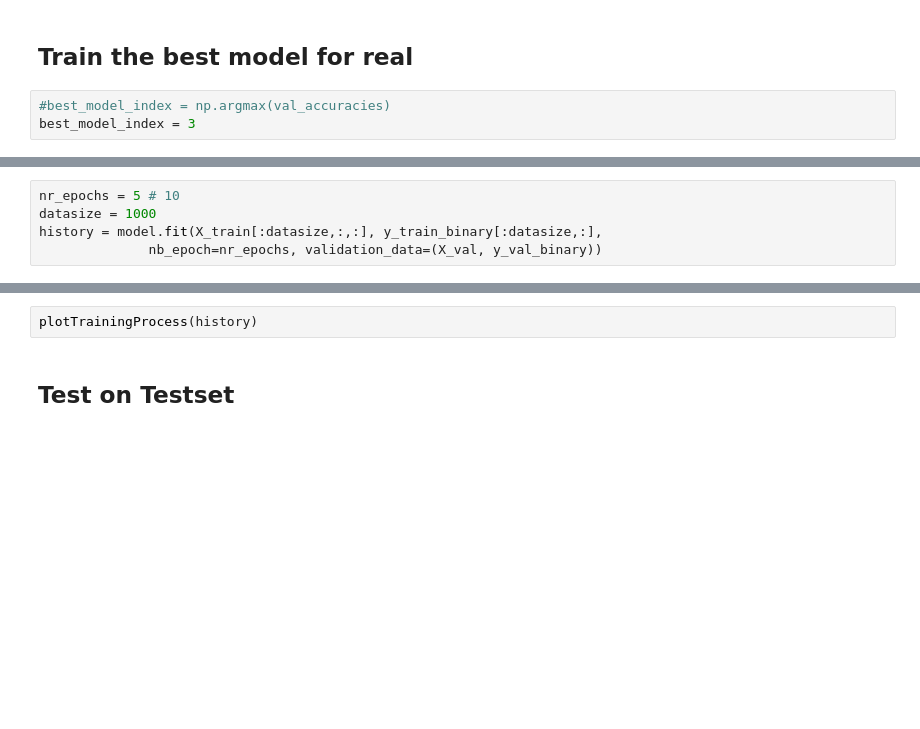
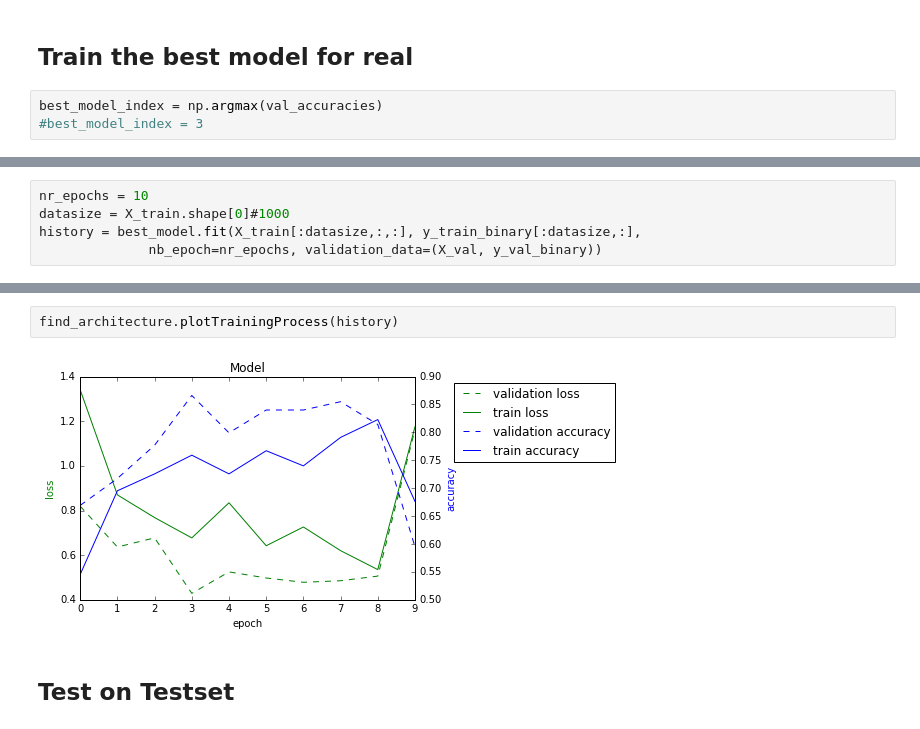
Before and after one commit to NLeSC/mcfly, a Jupyter notebook: notebooks/EvaluateDifferentModels.ipynb, the cells around one changed output, grey strips where cells are left out. Saved outputs shown, nothing was run; the diff lists cells and outputs as text; blank space fills up the shorter version.

```diff
--- a/notebooks/EvaluateDifferentModels.ipynb
+++ b/notebooks/EvaluateDifferentModels.ipynb
@@ -146,8 +146,8 @@ results
 # %% [markdown]
 ## Train the best model for real
 # %%
-#best_model_index = np.argmax(val_accuracies)
-best_model_index = 3
+best_model_index = np.argmax(val_accuracies)
+#best_model_index = 3
 # %%
 best_model, best_params, best_model_types = models[best_model_index]
 print(best_model_index, best_model_types, best_params)
@@ -156,6 +156,6 @@ print(best_model_index, best_model_types, best_params)
 # %%
-nr_epochs = 5 # 10
-datasize = 1000
-history = model.fit(X_train[:datasize,:,:], y_train_binary[:datasize,:],
+nr_epochs = 10
+datasize = X_train.shape[0]#1000
+history = best_model.fit(X_train[:datasize,:,:], y_train_binary[:datasize,:],
               nb_epoch=nr_epochs, validation_data=(X_val, y_val_binary))
 # %% [output]
@@ -173,5 +179,7 @@ Epoch 5/5
-# %%
-plotTrainingProcess(history)
+# %%
+find_architecture.plotTrainingProcess(history)
+# %% [output]
+[figure, added]
 # %% [markdown]
 ## Test on Testset
 # %%
```
Also changed, not shown: parts of 16 cells of this notebook, 1 other file.
